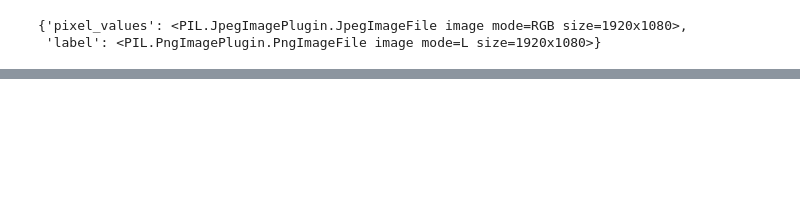
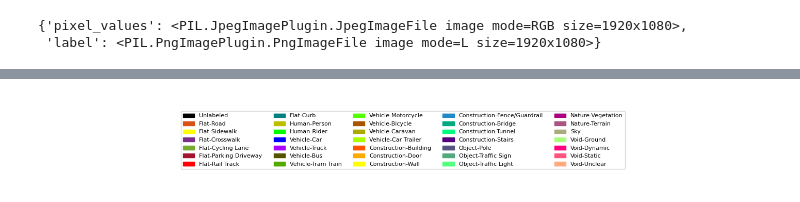
Before and after one commit to huggingface/cookbook, a Jupyter notebook: notebooks/en/semantic_segmentation_fine_tuning_inference.ipynb, the cells around one changed output, grey strips where cells are left out. Cells and saved outputs as stored; diff of their text form; code cells hidden in the pictures; blank space fills up the shorter version.

```diff
--- a/notebooks/en/semantic_segmentation_fine_tuning_inference.ipynb
+++ b/notebooks/en/semantic_segmentation_fine_tuning_inference.ipynb
@@ -15,4 +17,4 @@ VBox(children=(HTML(value='<center> <img\nsrc=https://huggingface.co/front/asset
 # %%
 from datasets import load_dataset
 
-dataset = load_dataset("segments/sidewalk-semantic")
+dataset = load_dataset(sidewalk_dataset_identifier)
@@ -28,5 +38,10 @@ DatasetDict({
+# %%
+dataset = dataset.shuffle(seed=1)
+dataset = dataset["train"].train_test_split(test_size=0.2)
+train_ds = dataset["train"]
+test_ds = dataset["test"]
 # %%
-image = dataset["train"][0]
+image = train_ds[0]
 image
 # %% [output]
 {'pixel_values': <PIL.JpegImagePlugin.JpegImageFile image mode=RGB size=1920x1080>,
@@ -70,0 +55,11 @@ results[0]["mask"]
+# %%
+import json
+from huggingface_hub import hf_hub_download
+
+filename = "id2label.json"
+id2label = json.load(open(hf_hub_download(repo_id=sidewalk_dataset_identifier, filename=filename, repo_type="dataset"), "r"))
+id2label = {int(k): v for k, v in id2label.items()}
+label2id = {v: k for k, v in id2label.items()}
+
+num_labels = len(id2label)
+print("Id2label:", id2label)
@@ -70,0 +106,64 @@ results[0]["mask"]
+# %%
+from matplotlib import pyplot as plt
+import numpy as np
+from PIL import Image
+import matplotlib.patches as patches
+
+# Create and show the legend separately
+fig, ax = plt.subplots(figsize=(18, 2))
+
+legend_patches = [patches.Patch(color=np.array(color)/255, label=label) for label, color in zip(id2label.values(), sidewalk_palette)]
+
+ax.legend(handles=legend_patches, loc='center', bbox_to_anchor=(0.5, 0.5), ncol=5, fontsize=8)
+ax.axis('off')
+
+plt.show()
+
+for i in range(5):
+    image = train_ds[i]
+
+    fig, ax = plt.subplots(1, 3, figsize=(18, 6))
+
+    # Show the original image
+    ax[0].imshow(image['pixel_values'])
+    ax[0].set_title('Original Image')
+    ax[0].axis('off')
+
+    mask_np = np.array(image['label'])
+
+    # Create a new empty RGB image
+    colored_mask = np.zeros((mask_np.shape[0], mask_np.shape[1], 3), dtype=np.uint8)
+
+    # Assign colors to each value in the mask
+    for label_id, color in enumerate(sidewalk_palette):
+        colored_mask[mask_np == label_id] = color
+
+    colored_mask_img = Image.fromarray(colored_mask, 'RGB')
+
+    # Show the segmentation mask
+    ax[1].imshow(colored_mask_img)
+    ax[1].set_title('Segmentation Mask')
+    ax[1].axis('off')
+
+    # Convert the original image to RGBA to support transparency
+    image_rgba = image['pixel_values'].convert("RGBA")
+    colored_mask_rgba = colored_mask_img.convert("RGBA")
+
+    # Adjust transparency of the mask
+    alpha = 128  # Transparency level (0 fully transparent, 255 fully opaque)
+    image_2_with_alpha = Image.new("RGBA", colored_mask_rgba.size)
+    for x in range(colored_mask_rgba.width):
+        for y in range(colored_mask_rgba.height):
+            r, g, b, a = colored_mask_rgba.getpixel((x, y))
+            image_2_with_alpha.putpixel((x, y), (r, g, b, alpha))
+
+    superposed = Image.alpha_composite(image_rgba, image_2_with_alpha)
+
+    # Show the mask overlay
+    ax[2].imshow(superposed)
+    ax[2].set_title('Mask Overlay')
+    ax[2].axis('off')
+
+    plt.show()
+# %% [output]
+[figure, added]
```
Also changed, not shown: parts of 36 cells of this notebook.
